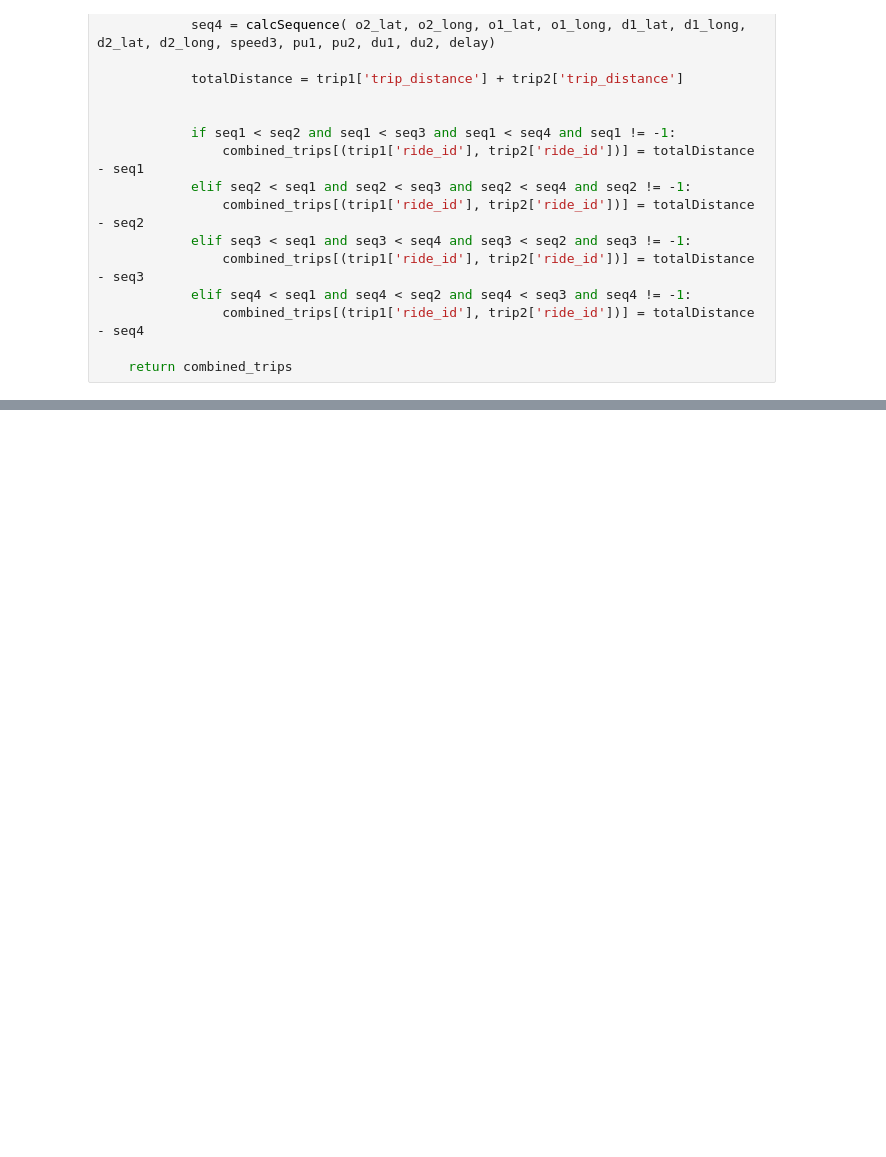
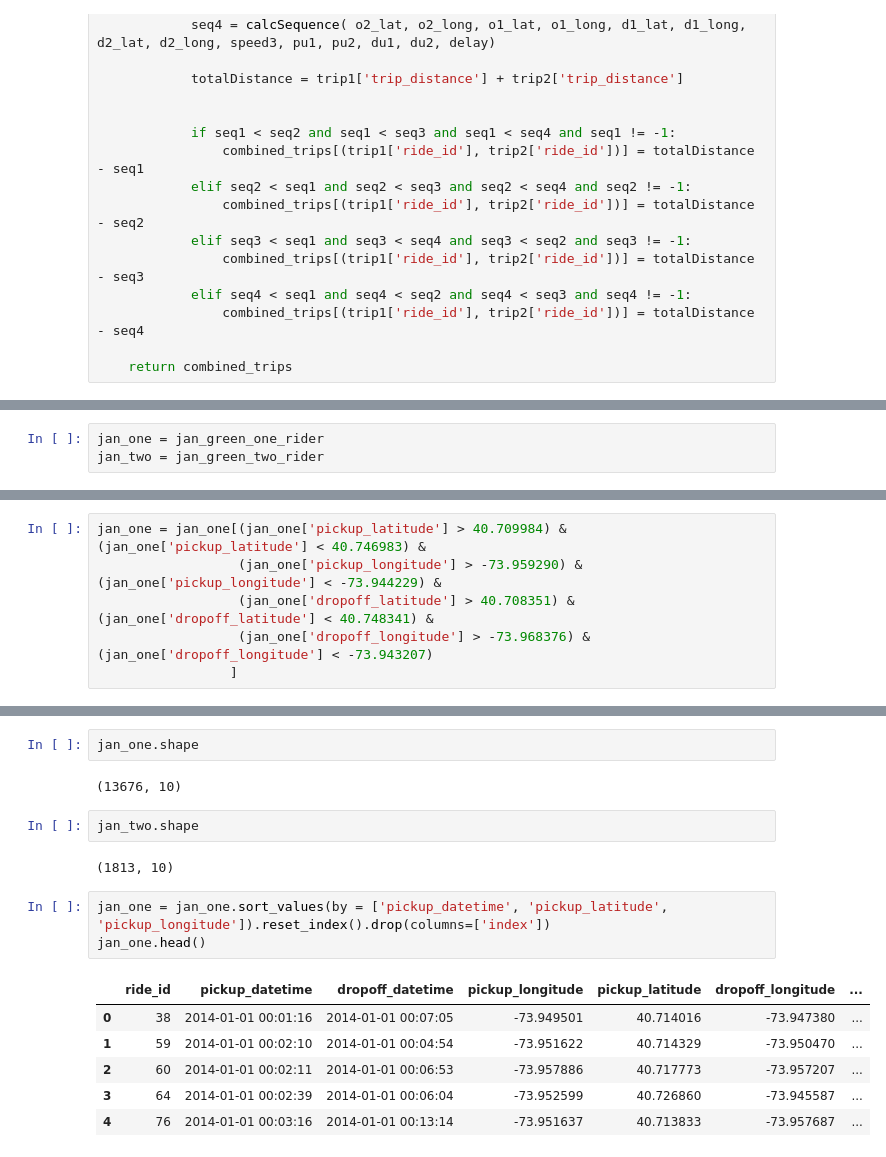
Before and after one commit to atimochina/rideshare_cs480, a Jupyter notebook: Connecting with MySQL.ipynb, the cells around one changed output, grey strips where cells are left out. Drawn from its saved outputs; the diff is of its cells as text; blank space fills up the shorter version.

```diff
--- a/Connecting with MySQL.ipynb
+++ b/Connecting with MySQL.ipynb
@@ -524,0 +511,3 @@ def prototype_algorithm(single_trips, double_trips, delay):
+# %%
+jan_one = jan_green_one_rider
+jan_two = jan_green_two_rider
@@ -524,0 +522,6 @@ def prototype_algorithm(single_trips, double_trips, delay):
+# %%
+jan_one = jan_one[(jan_one['pickup_latitude'] > 40.709984) & (jan_one['pickup_latitude'] < 40.746983) &
+                  (jan_one['pickup_longitude'] > -73.959290) & (jan_one['pickup_longitude'] < -73.944229) &
+                  (jan_one['dropoff_latitude'] > 40.708351) & (jan_one['dropoff_latitude'] < 40.748341) &
+                  (jan_one['dropoff_longitude'] > -73.968376) & (jan_one['dropoff_longitude'] < -73.943207)
+                 ]
@@ -524,0 +534,18 @@ def prototype_algorithm(single_trips, double_trips, delay):
+# %%
+jan_one.shape
+# %% [output]
+(13676, 10)
+# %%
+jan_two.shape
+# %% [output]
+(1813, 10)
+# %%
+jan_one = jan_one.sort_values(by = ['pickup_datetime', 'pickup_latitude', 'pickup_longitude']).reset_index().drop(columns=['index'])
+jan_one.head()
+# %% [output]
+|  | ride_id | pickup_datetime | dropoff_datetime | pickup_longitude | pickup_latitude | dropoff_longitude | ... |
+| 0 | 38 | 2014-01-01 00:01:16 | 2014-01-01 00:07:05 | -73.949501 | 40.714016 | -73.947380 | ... |
+| 1 | 59 | 2014-01-01 00:02:10 | 2014-01-01 00:04:54 | -73.951622 | 40.714329 | -73.950470 | ... |
+| 2 | 60 | 2014-01-01 00:02:11 | 2014-01-01 00:06:53 | -73.957886 | 40.717773 | -73.957207 | ... |
+| 3 | 64 | 2014-01-01 00:02:39 | 2014-01-01 00:06:04 | -73.952599 | 40.726860 | -73.945587 | ... |
+| 4 | 76 | 2014-01-01 00:03:16 | 2014-01-01 00:13:14 | -73.951637 | 40.713833 | -73.957687 | ... |
```
Also changed, not shown: parts of 16 cells of this notebook.
